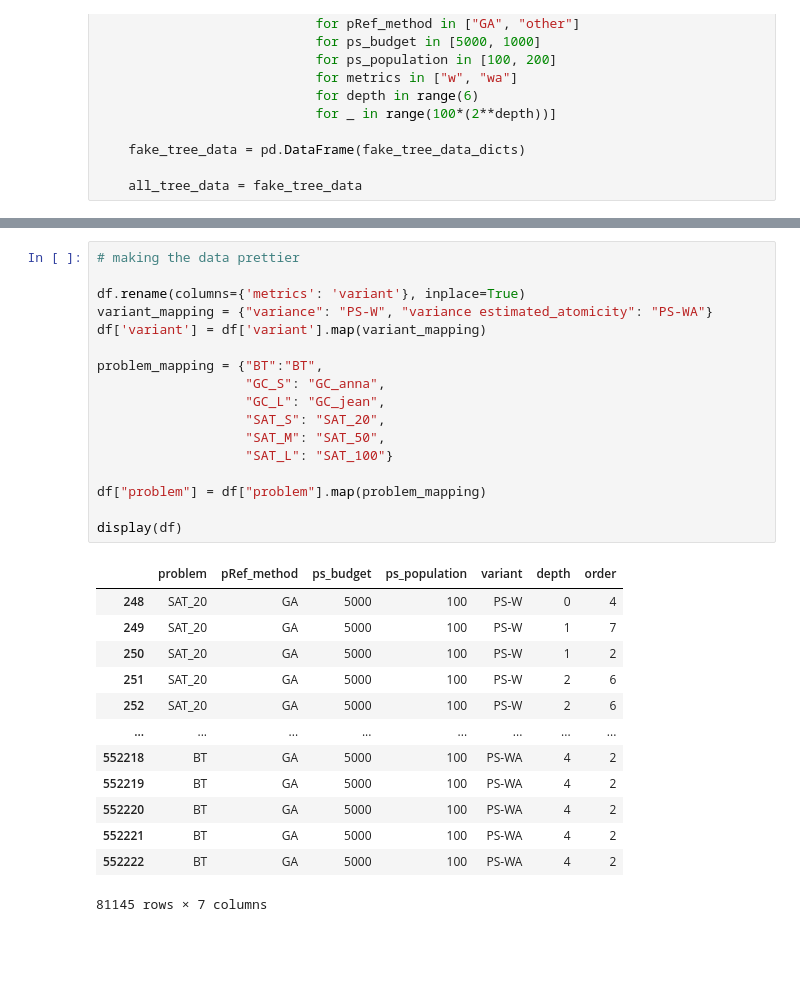
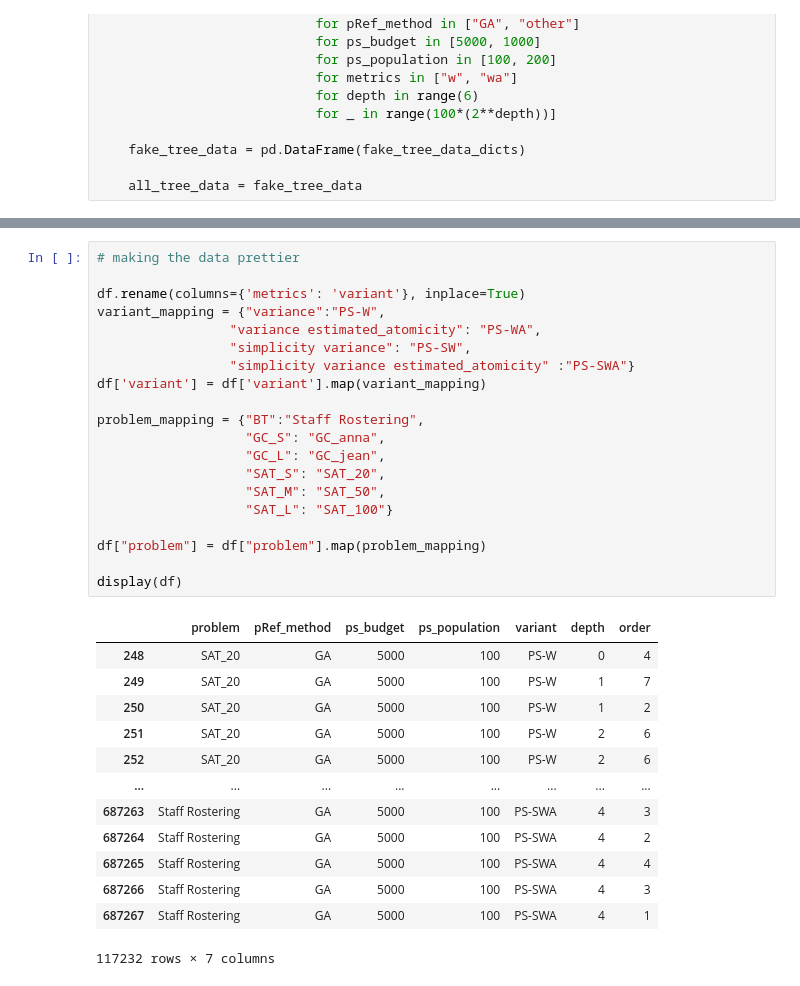
Before and after one commit to Giancarlo-Catalano/PS-descriptors, a Jupyter notebook: VarianceDecisionTree/process_data/tree_data.ipynb, the cells around one changed output, grey strips where cells are left out. Cells and saved outputs as stored; diff of their text form; blank space fills up the shorter version.

```diff
--- a/VarianceDecisionTree/process_data/tree_data.ipynb
+++ b/VarianceDecisionTree/process_data/tree_data.ipynb
@@ -163,34 +163,37 @@ display(df)
 # %%
 # making the data prettier
 
 df.rename(columns={'metrics': 'variant'}, inplace=True)
-variant_mapping = {"variance": "PS-W", "variance estimated_atomicity": "PS-WA"}
+variant_mapping = {"variance":"PS-W",
+                 "variance estimated_atomicity": "PS-WA",
+                 "simplicity variance": "PS-SW",
+                 "simplicity variance estimated_atomicity" :"PS-SWA"}
 df['variant'] = df['variant'].map(variant_mapping)
 
-problem_mapping = {"BT":"BT",
+problem_mapping = {"BT":"Staff Rostering",
                    "GC_S": "GC_anna",
                    "GC_L": "GC_jean",
                    "SAT_S": "SAT_20",
                    "SAT_M": "SAT_50",
                    "SAT_L": "SAT_100"}
 
 df["problem"] = df["problem"].map(problem_mapping)
 
 display(df)
 # %% [output]
 |  | problem | pRef_method | ps_budget | ps_population | variant | depth | order |
 | 248 | SAT_20 | GA | 5000 | 100 | PS-W | 0 | 4 |
 | 249 | SAT_20 | GA | 5000 | 100 | PS-W | 1 | 7 |
 | 250 | SAT_20 | GA | 5000 | 100 | PS-W | 1 | 2 |
 | 251 | SAT_20 | GA | 5000 | 100 | PS-W | 2 | 6 |
 | 252 | SAT_20 | GA | 5000 | 100 | PS-W | 2 | 6 |
 | ... | ... | ... | ... | ... | ... | ... | ... |
-| 552218 | BT | GA | 5000 | 100 | PS-WA | 4 | 2 |
-| 552219 | BT | GA | 5000 | 100 | PS-WA | 4 | 2 |
-| 552220 | BT | GA | 5000 | 100 | PS-WA | 4 | 2 |
-| 552221 | BT | GA | 5000 | 100 | PS-WA | 4 | 2 |
-| 552222 | BT | GA | 5000 | 100 | PS-WA | 4 | 2 |
+| 687263 | Staff Rostering | GA | 5000 | 100 | PS-SWA | 4 | 3 |
+| 687264 | Staff Rostering | GA | 5000 | 100 | PS-SWA | 4 | 2 |
+| 687265 | Staff Rostering | GA | 5000 | 100 | PS-SWA | 4 | 4 |
+| 687266 | Staff Rostering | GA | 5000 | 100 | PS-SWA | 4 | 3 |
+| 687267 | Staff Rostering | GA | 5000 | 100 | PS-SWA | 4 | 1 |
-81145 rows × 7 columns
+117232 rows × 7 columns
 # %%
 import utils
 import pandas as pd
```
Also changed, not shown: parts of 3 cells of this notebook, 6 other files.
